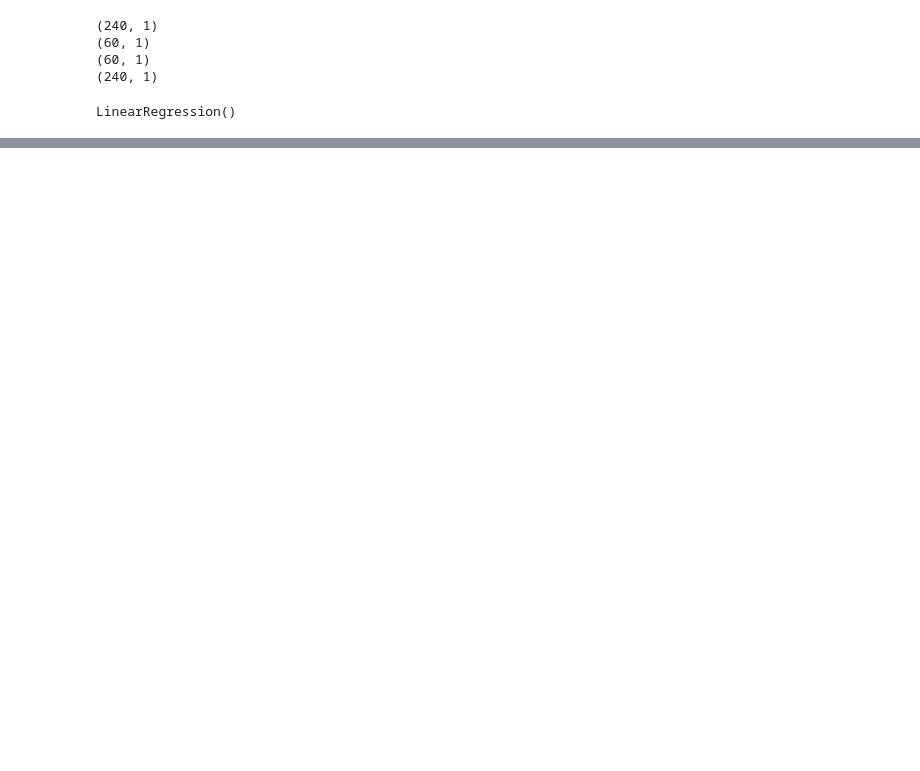
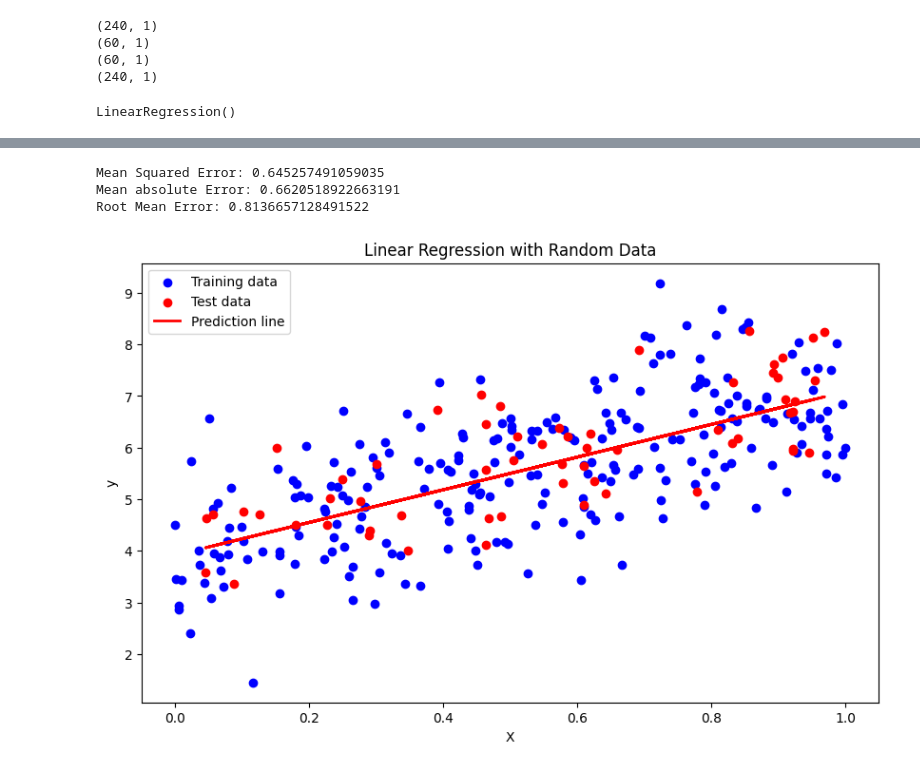
Before and after one commit to wogud1220/Python, a Jupyter notebook: Introduction_DataScience/Week11/test1.ipynb, the cells around one changed output, grey strips where cells are left out. Cells and saved outputs as stored; diff of their text form; code cells hidden in the pictures; blank space fills up the shorter version.

```diff
--- a/Introduction_DataScience/Week11/test1.ipynb
+++ b/Introduction_DataScience/Week11/test1.ipynb
@@ -44,3 +44,14 @@ model = LinearRegression()
 model.fit(X_train, y_train)
 # %% [output]
 LinearRegression()
+# %%
+# 학습된 모델을 사용하여 테스트 데이터 예측
+y_pred = model.predict(X_test)
+
+
+for i in range(10):
+    print(X_test[i], y_test[i], y_pred[i])
+    #입력, 실제 값, 학습한 값(예측한 y값)
+
+
+#평가 지표 1. 평균 제곱 오차 2. 평균 절대 오차 3. 평균 제곱근 오차
@@ -46,0 +69,39 @@ LinearRegression()
+# %%
+from sklearn.metrics import mean_squared_error, mean_absolute_error
+
+# 평균 제곱 오차
+mse = mean_squared_error(y_test, y_pred)
+print('Mean Squared Error: {}'.format(mse))
+
+# 평균 절대 오차
+mse = mean_absolute_error(y_test, y_pred)
+print('Mean absolute Error: {}'.format(mse))
+
+# 평균 제곱근 오차
+rmse = np.sqrt(mse)
+print('Root Mean Error: {}'.format(rmse))
+# %% [output]
+Mean Squared Error: 0.645257491059035
+Mean absolute Error: 0.6620518922663191
+Root Mean Error: 0.8136657128491522
+# %%
+import matplotlib.pyplot as plt
+
+plt.figure(figsize=(10, 6))
+
+# 학습 데이터 산점도
+plt.scatter(X_train, y_train, color='blue', label='Training data')
+
+# 테스트 데이터 산점도
+plt.scatter(X_test, y_test, color='red', label='Test data')
+
+# 예측된 직선
+plt.plot(X_test, y_pred, color='red', linewidth=2, label='Prediction line')
+
+plt.xlabel('X')
+plt.ylabel('y')
+plt.title('Linear Regression with Random Data')
+plt.legend()
+plt.show()
+# %% [output]
+[figure, added]
```
Also changed, not shown: parts of 3 cells of this notebook, 6 other files.
